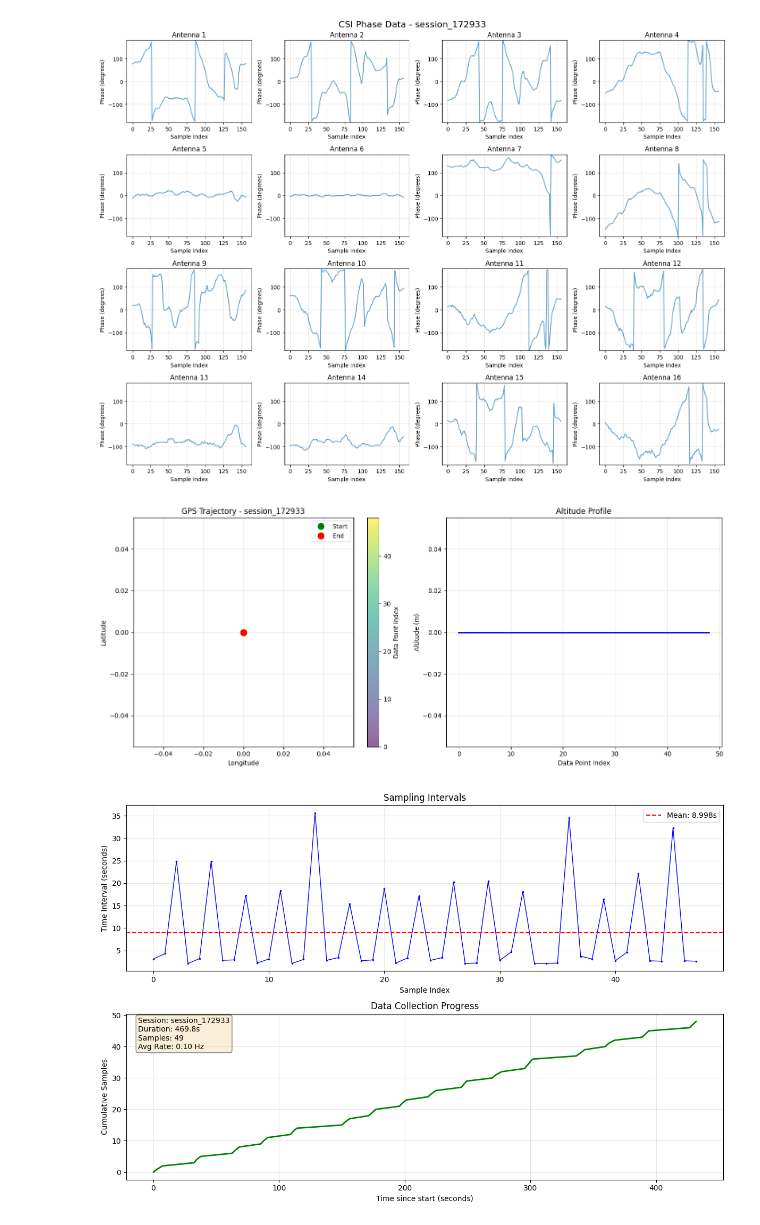
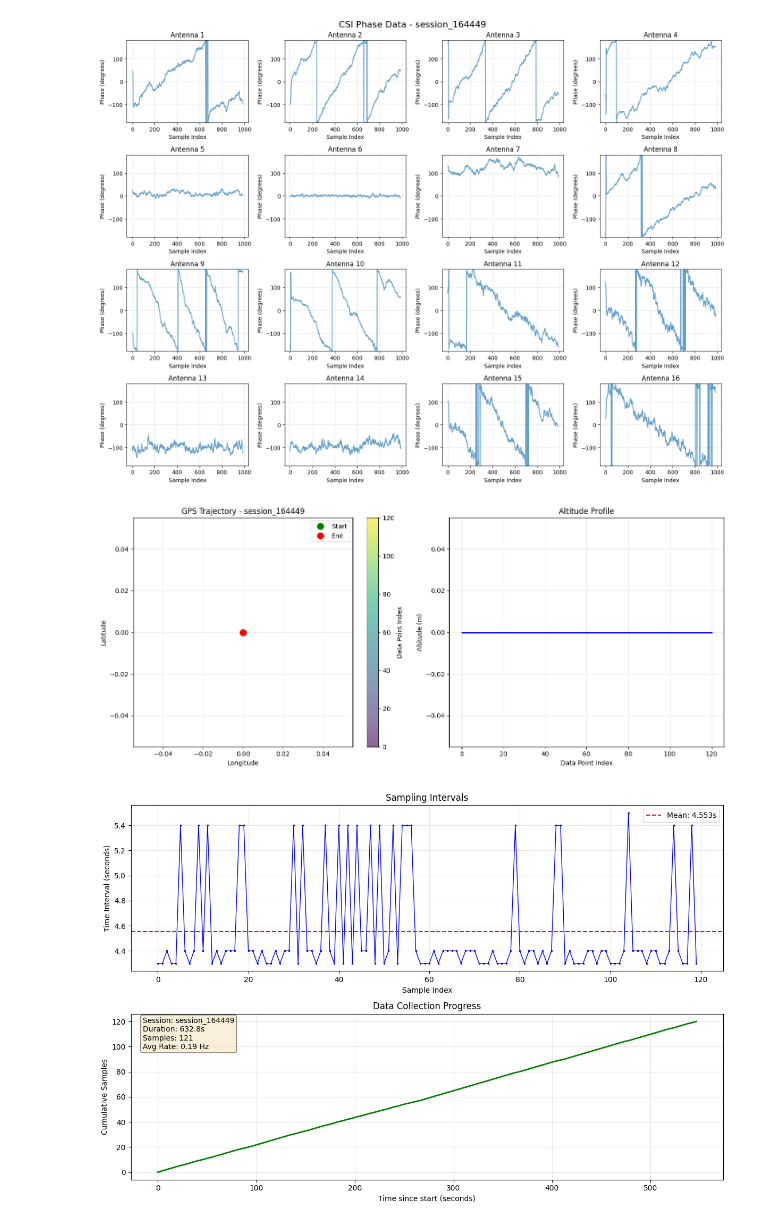
Before and after one commit to WirelessLabAtUCLA/mmWave-data-collection, a Jupyter notebook: data_processing/test_data.ipynb, the cells around one changed output. Drawn from its saved outputs; the diff is of its cells as text; code cells hidden in the pictures.

Commit message:
added data analysis code

```diff
--- a/data_processing/test_data.ipynb
+++ b/data_processing/test_data.ipynb
@@ -9,5 +12,5 @@ from visualize import *
 # %%
-session_dir = Path("../data/2025-11-04/session_172933")
+session_dir = Path("../data/2025-11-11/session_164449")
 session = SessionData.from_directory(session_dir)
 session.load_all_router_batches()
 print(session.summary())
@@ -33,9 +27,9 @@ Images: 49
-[figure, old version]
+[figure, new version]
 # %%
 plot_gps_trajectory(session)
 # %% [output]
-[figure, old version]
+[figure, new version]
 # %%
 plot_temporal_analysis(session)
 # %% [output]
-[figure, old version]
+[figure, new version]
```
Also changed, not shown: parts of 2 cells of this notebook, 23 other files.
